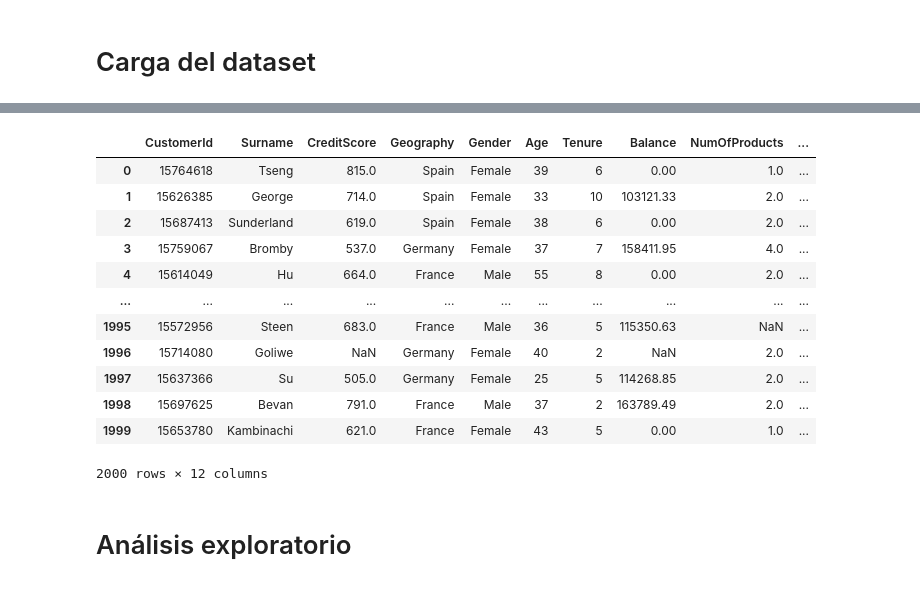
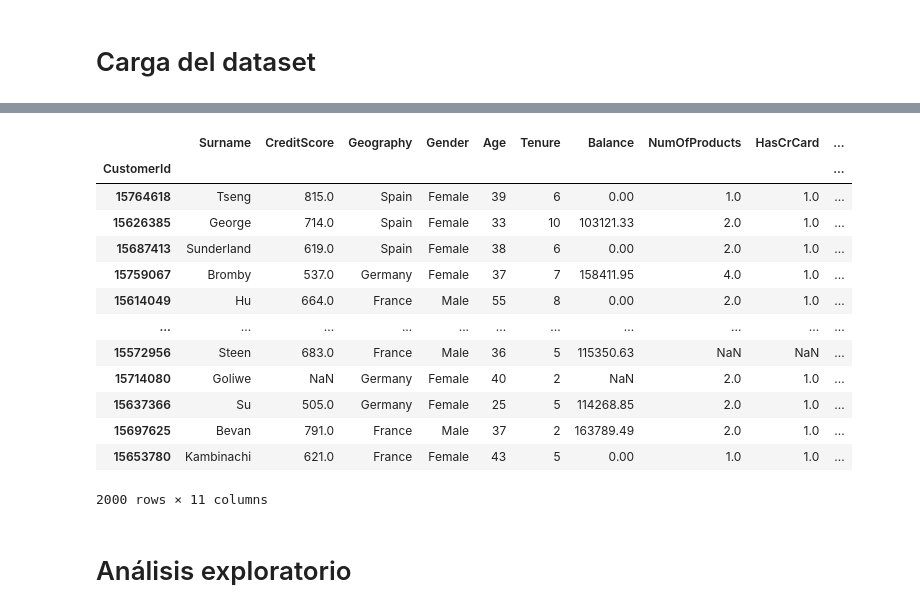
Before and after one commit to mayumar/Trabajo-Final-Ciencia-de-Datos, a Jupyter notebook: trabajo_final.ipynb, the cells around one changed output, grey strips where cells are left out. Saved outputs shown, nothing was run; the diff lists cells and outputs as text; code cells hidden in the pictures.

```diff
--- a/trabajo_final.ipynb
+++ b/trabajo_final.ipynb
@@ -55,20 +77,21 @@ y
 Name: Exited, Length: 8000, dtype: int64
 # %%
-test_df = pd.read_csv(r'dataset/test.csv')
+test_df = pd.read_csv(r'dataset/test.csv', index_col='CustomerId')
 test_df
 # %% [output]
-|  | CustomerId | Surname | CreditScore | Geography | Gender | Age | Tenure | Balance | NumOfProducts | ... |
-| 0 | 15764618 | Tseng | 815.0 | Spain | Female | 39 | 6 | 0.00 | 1.0 | ... |
-| 1 | 15626385 | George | 714.0 | Spain | Female | 33 | 10 | 103121.33 | 2.0 | ... |
-| 2 | 15687413 | Sunderland | 619.0 | Spain | Female | 38 | 6 | 0.00 | 2.0 | ... |
-| 3 | 15759067 | Bromby | 537.0 | Germany | Female | 37 | 7 | 158411.95 | 4.0 | ... |
-| 4 | 15614049 | Hu | 664.0 | France | Male | 55 | 8 | 0.00 | 2.0 | ... |
+|  | Surname | CreditScore | Geography | Gender | Age | Tenure | Balance | NumOfProducts | HasCrCard | ... |
+| CustomerId |  |  |  |  |  |  |  |  |  | ... |
+| 15764618 | Tseng | 815.0 | Spain | Female | 39 | 6 | 0.00 | 1.0 | 1.0 | ... |
+| 15626385 | George | 714.0 | Spain | Female | 33 | 10 | 103121.33 | 2.0 | 1.0 | ... |
+| 15687413 | Sunderland | 619.0 | Spain | Female | 38 | 6 | 0.00 | 2.0 | 1.0 | ... |
+| 15759067 | Bromby | 537.0 | Germany | Female | 37 | 7 | 158411.95 | 4.0 | 1.0 | ... |
+| 15614049 | Hu | 664.0 | France | Male | 55 | 8 | 0.00 | 2.0 | 1.0 | ... |
 | ... | ... | ... | ... | ... | ... | ... | ... | ... | ... | ... |
-| 1995 | 15572956 | Steen | 683.0 | France | Male | 36 | 5 | 115350.63 | NaN | ... |
-| 1996 | 15714080 | Goliwe | NaN | Germany | Female | 40 | 2 | NaN | 2.0 | ... |
-| 1997 | 15637366 | Su | 505.0 | Germany | Female | 25 | 5 | 114268.85 | 2.0 | ... |
-| 1998 | 15697625 | Bevan | 791.0 | France | Male | 37 | 2 | 163789.49 | 2.0 | ... |
-| 1999 | 15653780 | Kambinachi | 621.0 | France | Female | 43 | 5 | 0.00 | 1.0 | ... |
+| 15572956 | Steen | 683.0 | France | Male | 36 | 5 | 115350.63 | NaN | NaN | ... |
+| 15714080 | Goliwe | NaN | Germany | Female | 40 | 2 | NaN | 2.0 | 1.0 | ... |
+| 15637366 | Su | 505.0 | Germany | Female | 25 | 5 | 114268.85 | 2.0 | 1.0 | ... |
+| 15697625 | Bevan | 791.0 | France | Male | 37 | 2 | 163789.49 | 2.0 | 1.0 | ... |
+| 15653780 | Kambinachi | 621.0 | France | Female | 43 | 5 | 0.00 | 1.0 | 1.0 | ... |
-2000 rows × 12 columns
+2000 rows × 11 columns
 # %% [markdown]
 # Análisis exploratorio
```
Also changed, not shown: parts of 34 cells of this notebook, 5 other files.
